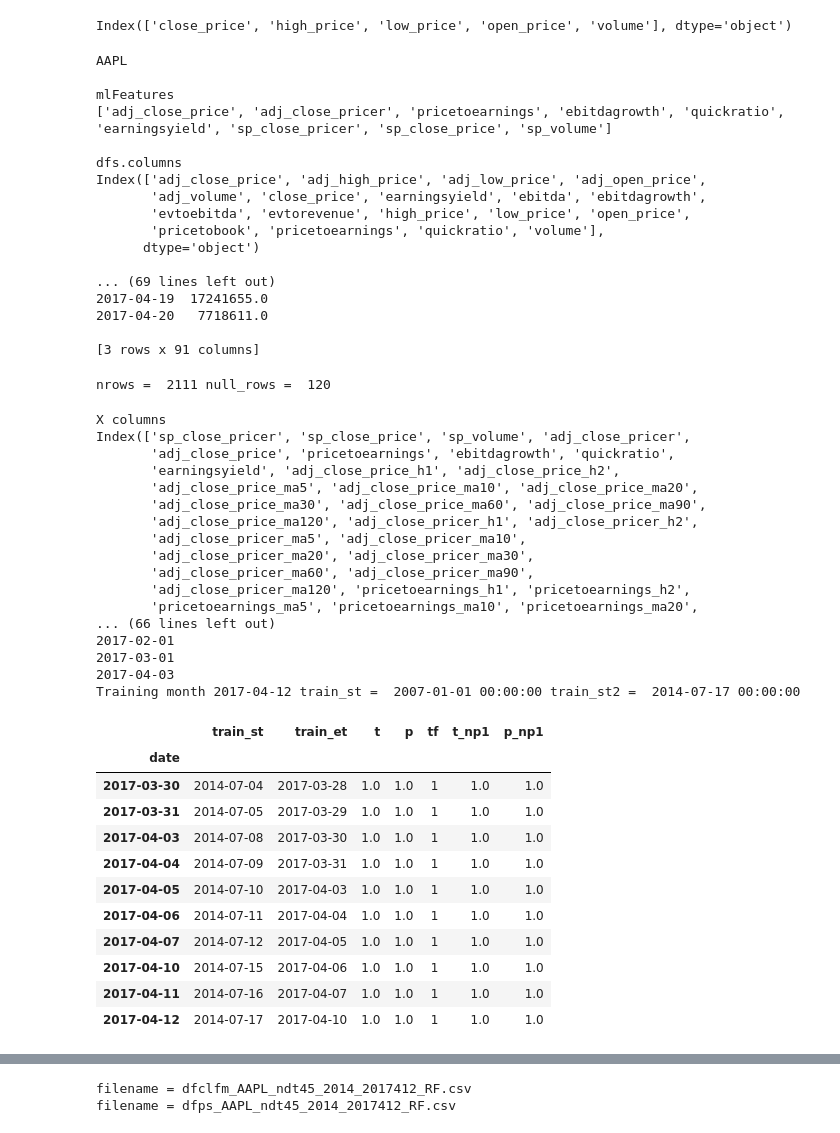
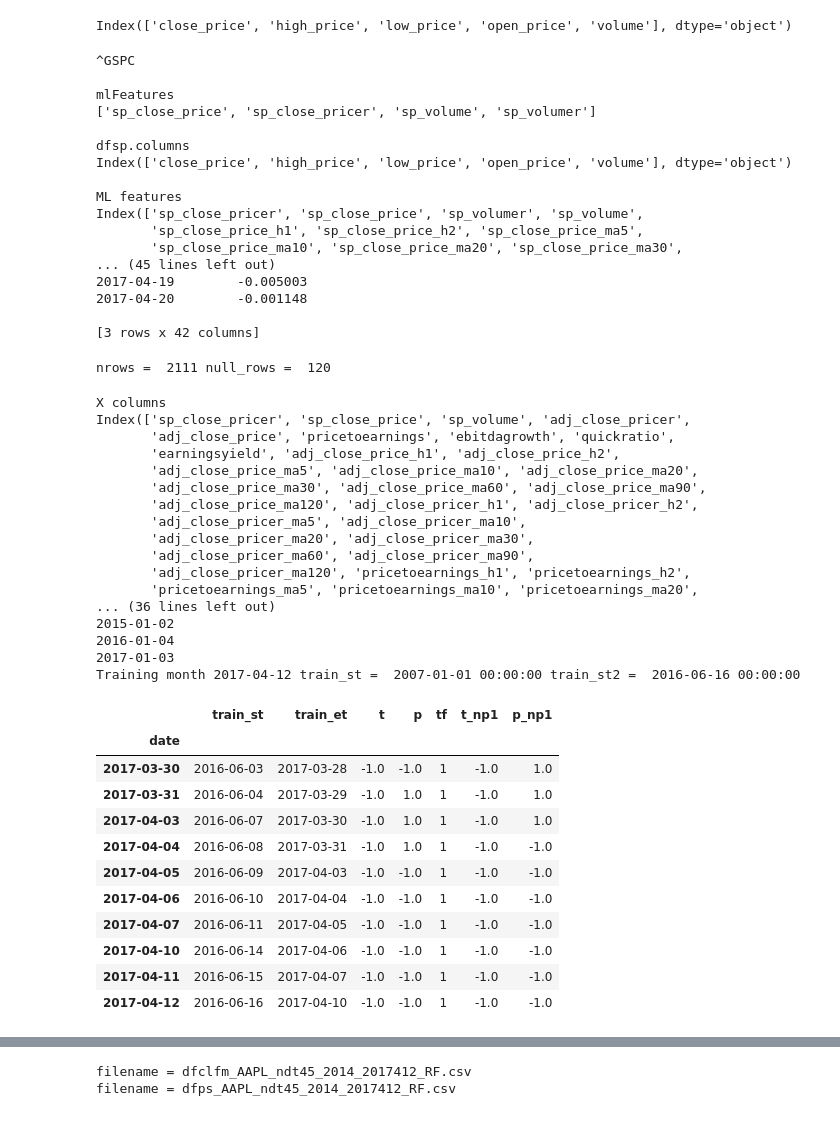
Before and after one commit to algosci/algosciquant, a Jupyter notebook: SPred.ipynb, the cells around one changed output, grey strips where cells are left out. Drawn from its saved outputs; the diff is of its cells as text; code cells hidden in the pictures.

```diff
--- a/SPred.ipynb
+++ b/SPred.ipynb
@@ -20,7 +20,7 @@ from sklearn.tree import DecisionTreeClassifier, export_graphviz
 
 # Paramters
 
-ticker = "AAPL"  #  ^GSPC  Yahoo S&P ... SPX Intrinio S&P ... AAPL ...
+ticker = "^GSPC"  #  ^GSPC  Yahoo S&P ... SPX Intrinio S&P ... AAPL ...
 source='file' # ... doesn't matter
 dataStartDate=dt.datetime(2007,1,1)  # 1990-01-01 ^GSPC Yahoo
                      #... 2007-1-1 Intrinio ... need to give chance for nan to clear
@@ -29,9 +29,9 @@ startDate=str(dataStartDate.year)+'-'+str(dataStartDate.month)+'-'+str(dataStart
 endDate=str(today.year)+'-'+str(today.month)+'-'+str(today.day)
 
 train_st = dataStartDate
-test_st = dt.datetime(2014,1,1) # 2009-1-1 Intrinio ... need to give chance for nan to clear
-test_et = dt.datetime(2017,4,12)
-#test_et = dt.datetime(today.year,today.month,today.day)
+test_st = dt.datetime(2008,6,1) # 2009-1-1 Intrinio ... need to give chance for nan to clear
+#test_et = dt.datetime(2017,4,12)
+test_et = dt.datetime(today.year,today.month,today.day)
 # %%
 # Get Data
 %run algosciquant.py
@@ -222,23 +233,23 @@ print(dfML.columns)
 print('\nML Features (tail(3))')
 print(dfML.tail(3))
 # %% [output]
-AAPL
+^GSPC
 
 mlFeatures
-['adj_close_price', 'adj_close_pricer', 'pricetoearnings', 'ebitdagrowth', 'quickratio', 'earningsyield', 'sp_close_pricer', 'sp_close_price', 'sp_volume']
+['sp_close_price', 'sp_close_pricer', 'sp_volume', 'sp_volumer']
 
-dfs.columns
-Index(['adj_close_price', 'adj_high_price', 'adj_low_price', 'adj_open_price',
-       'adj_volume', 'close_price', 'earningsyield', 'ebitda', 'ebitdagrowth',
-       'evtoebitda', 'evtorevenue', 'high_price', 'low_price', 'open_price',
-       'pricetobook', 'pricetoearnings', 'quickratio', 'volume'],
-      dtype='object')
+dfsp.columns
+Index(['close_price', 'high_price', 'low_price', 'open_price', 'volume'], dtype='object')
 
-... (69 lines left out)
-2017-04-19  17241655.0
-2017-04-20   7718611.0
+ML features
+Index(['sp_close_pricer', 'sp_close_price', 'sp_volumer', 'sp_volume',
+       'sp_close_price_h1', 'sp_close_price_h2', 'sp_close_price_ma5',
+       'sp_close_price_ma10', 'sp_close_price_ma20', 'sp_close_price_ma30',
+... (45 lines left out)
+2017-04-19        -0.005003
+2017-04-20        -0.001148
 
-[3 rows x 91 columns]
+[3 rows x 42 columns]
 # %%
 # Find Null Rows
 nullrows=sum([True for idx,row in dfML.iterrows() if any(row.isnull())])
@@ -266,17 +277,17 @@ mc=0
 dftflag=pd.DataFrame()
 
 ##### Decision Treee
-#ntraindays = 300
-#v=1
-#model='DT'
-#clf = DecisionTreeClassifier(min_samples_split=20, random_state=99)
+ntraindays = 300
+v=1
+model='DT'
+clf = DecisionTreeClassifier(min_samples_split=20, random_state=99)
 
 ##### Random Forest
-ne=366
-v=2
-ntraindays = 1000
-model="RF"
-clf = RandomForestClassifier(n_estimators=ne, random_state=2)
+#ne=366
+#v=2
+#ntraindays = 1000
+#model="RF"
+#clf = RandomForestClassifier(n_estimators=ne, random_state=2)
 
 ##### K Nearest Neighbor
 #k=5
@@ -305,48 +316,48 @@ clf = RandomForestClassifier(n_estimators=ne, random_state=2)
 #ntraindays = 300
 #v=1
 #model = "LR"
 #clf = LogisticRegression()
 
 ##### Run the classifier
 print('ticker =',ticker)
 print('ndtrend = ',ndtrend)
 print('test start date =',test_st)
 print('ntraindays = ',ntraindays)
 print('model = ',model)
 dfTR,clf = mClfTrainTest(X,Y,train_st,test_st,test_et,clf,ntraindays,mc=mc,dftflag=dftflag,v=v)
 
 
 dfTR[['train_st','train_et','t', 'p','tf','t_np1','p_np1']].tail(10)
 # %% [output]
 X columns
 Index(['sp_close_pricer', 'sp_close_price', 'sp_volume', 'adj_close_pricer',
        'adj_close_price', 'pricetoearnings', 'ebitdagrowth', 'quickratio',
        'earningsyield', 'adj_close_price_h1', 'adj_close_price_h2',
        'adj_close_price_ma5', 'adj_close_price_ma10', 'adj_close_price_ma20',
        'adj_close_price_ma30', 'adj_close_price_ma60', 'adj_close_price_ma90',
        'adj_close_price_ma120', 'adj_close_pricer_h1', 'adj_close_pricer_h2',
        'adj_close_pricer_ma5', 'adj_close_pricer_ma10',
        'adj_close_pricer_ma20', 'adj_close_pricer_ma30',
        'adj_close_pricer_ma60', 'adj_close_pricer_ma90',
        'adj_close_pricer_ma120', 'pricetoearnings_h1', 'pricetoearnings_h2',
        'pricetoearnings_ma5', 'pricetoearnings_ma10', 'pricetoearnings_ma20',
-... (66 lines left out)
-2017-02-01
-2017-03-01
-2017-04-03
-Training month 2017-04-12 train_st =  2007-01-01 00:00:00 train_st2 =  2014-07-17 00:00:00
+... (36 lines left out)
+2015-01-02
+2016-01-04
+2017-01-03
+Training month 2017-04-12 train_st =  2007-01-01 00:00:00 train_st2 =  2016-06-16 00:00:00
 |  | train_st | train_et | t | p | tf | t_np1 | p_np1 |
 | date |  |  |  |  |  |  |  |
-| 2017-03-30 | 2014-07-04 | 2017-03-28 | 1.0 | 1.0 | 1 | 1.0 | 1.0 |
-| 2017-03-31 | 2014-07-05 | 2017-03-29 | 1.0 | 1.0 | 1 | 1.0 | 1.0 |
-| 2017-04-03 | 2014-07-08 | 2017-03-30 | 1.0 | 1.0 | 1 | 1.0 | 1.0 |
-| 2017-04-04 | 2014-07-09 | 2017-03-31 | 1.0 | 1.0 | 1 | 1.0 | 1.0 |
-| 2017-04-05 | 2014-07-10 | 2017-04-03 | 1.0 | 1.0 | 1 | 1.0 | 1.0 |
-| 2017-04-06 | 2014-07-11 | 2017-04-04 | 1.0 | 1.0 | 1 | 1.0 | 1.0 |
-| 2017-04-07 | 2014-07-12 | 2017-04-05 | 1.0 | 1.0 | 1 | 1.0 | 1.0 |
-| 2017-04-10 | 2014-07-15 | 2017-04-06 | 1.0 | 1.0 | 1 | 1.0 | 1.0 |
-| 2017-04-11 | 2014-07-16 | 2017-04-07 | 1.0 | 1.0 | 1 | 1.0 | 1.0 |
-| 2017-04-12 | 2014-07-17 | 2017-04-10 | 1.0 | 1.0 | 1 | 1.0 | 1.0 |
+| 2017-03-30 | 2016-06-03 | 2017-03-28 | -1.0 | -1.0 | 1 | -1.0 | 1.0 |
+| 2017-03-31 | 2016-06-04 | 2017-03-29 | -1.0 | 1.0 | 1 | -1.0 | 1.0 |
+| 2017-04-03 | 2016-06-07 | 2017-03-30 | -1.0 | 1.0 | 1 | -1.0 | 1.0 |
+| 2017-04-04 | 2016-06-08 | 2017-03-31 | -1.0 | 1.0 | 1 | -1.0 | -1.0 |
+| 2017-04-05 | 2016-06-09 | 2017-04-03 | -1.0 | -1.0 | 1 | -1.0 | -1.0 |
+| 2017-04-06 | 2016-06-10 | 2017-04-04 | -1.0 | -1.0 | 1 | -1.0 | -1.0 |
+| 2017-04-07 | 2016-06-11 | 2017-04-05 | -1.0 | -1.0 | 1 | -1.0 | -1.0 |
+| 2017-04-10 | 2016-06-14 | 2017-04-06 | -1.0 | -1.0 | 1 | -1.0 | -1.0 |
+| 2017-04-11 | 2016-06-15 | 2017-04-07 | -1.0 | -1.0 | 1 | -1.0 | -1.0 |
+| 2017-04-12 | 2016-06-16 | 2017-04-10 | -1.0 | -1.0 | 1 | -1.0 | -1.0 |
 # %%
 # Smooth Predictions
 %run algosciquant
```
Also changed, not shown: parts of 8 cells of this notebook, 3 other files.
